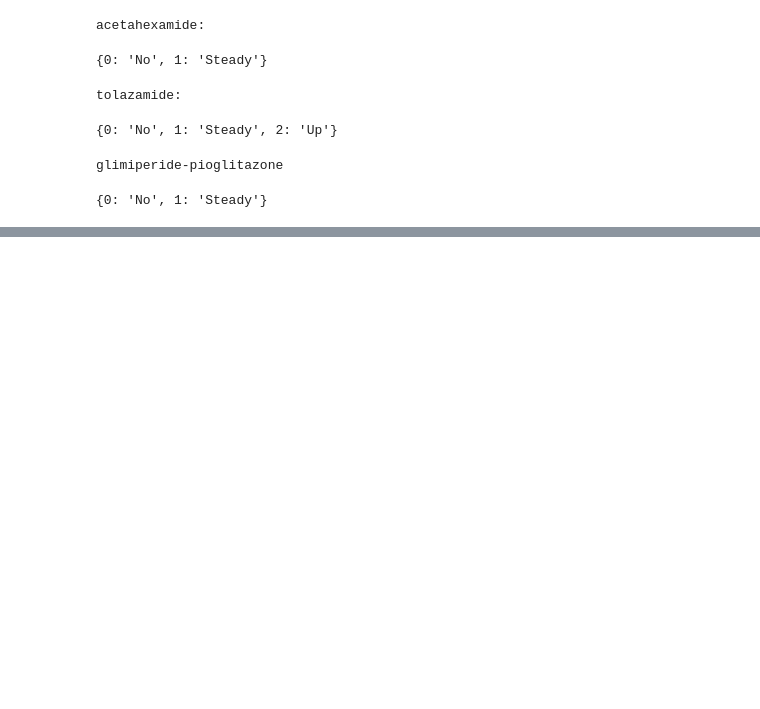
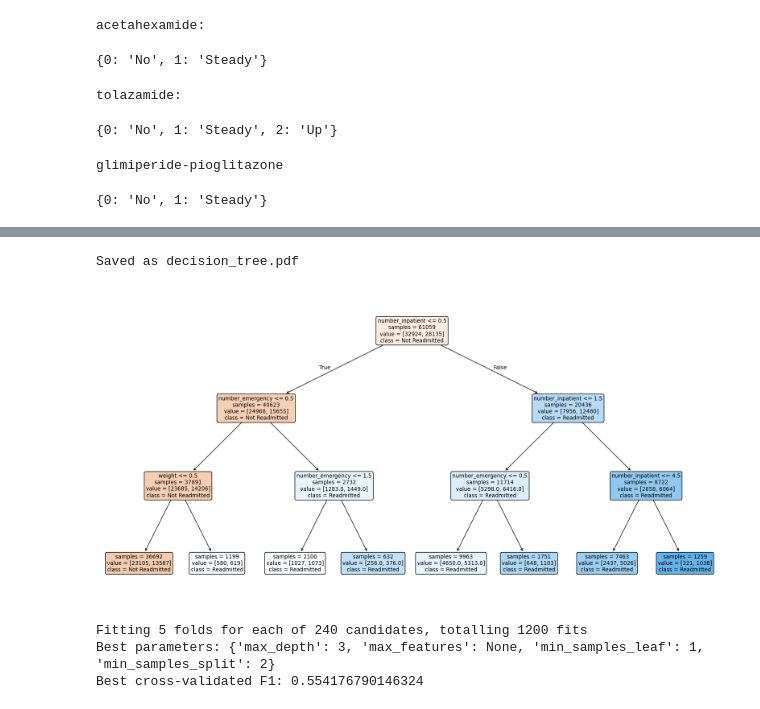
Before and after one commit to DylanSuniaga/CAP_3764_2025_Fall_Team_3, a Jupyter notebook: notebooks/main.ipynb, the cells around one changed output, grey strips where cells are left out. Cells and saved outputs as stored; diff of their text form; code cells hidden in the pictures; blank space fills up the shorter version.

```diff
--- a/notebooks/main.ipynb
+++ b/notebooks/main.ipynb
@@ -157,0 +327,64 @@ glimiperide-pioglitazone
+# %%
+from sklearn.tree import export_graphviz
+import graphviz
+
+dot_file = "decision_tree.dot"
+export_graphviz(
+    dt,
+    out_file=dot_file,
+    feature_names=feature_names,
+    class_names=["0","1"],
+    filled=True, rounded=True,
+    special_characters=True,
+    proportion=True
+)
+
+with open(dot_file) as f:
+    dot_graph = f.read()
+
+graph = graphviz.Source(dot_graph)
+graph.render("decision_tree", format="pdf", cleanup=True)
+print("Saved as decision_tree.pdf")
+# %% [output]
+Saved as decision_tree.pdf
+# %%
+from sklearn.tree import plot_tree
+import matplotlib.pyplot as plt
+
+plt.figure(figsize=(20,10))
+plot_tree(
+    dt,
+    feature_names=feature_names,
+    class_names=["Not Readmitted","Readmitted"],
+    filled=True,
+    rounded=True,
+    proportion=False,
+    impurity=False
+)
+plt.savefig("decision_tree_stakeholder.pdf", bbox_inches="tight")
+# %% [output]
+[figure, added]
+# %%
+from sklearn.model_selection import GridSearchCV
+from sklearn.tree import DecisionTreeClassifier
+
+dt = DecisionTreeClassifier(random_state=42, class_weight="balanced")
+
+param_grid = {
+    "max_depth": [3, 5, 7, 10, None],
+    "min_samples_split": [2, 10, 20, 50],
+    "min_samples_leaf": [1, 5, 10, 20],
+    "max_features": [None, "sqrt", "log2"]
+}
+
+grid = GridSearchCV(dt, param_grid, cv=5, scoring="f1", n_jobs=-1, verbose=1)
+grid.fit(X_train, y_train)
+
+print("Best parameters:", grid.best_params_)
+print("Best cross-validated F1:", grid.best_score_)
+
+best_dt = grid.best_estimator_
+# %% [output]
+Fitting 5 folds for each of 240 candidates, totalling 1200 fits
+Best parameters: {'max_depth': 3, 'max_features': None, 'min_samples_leaf': 1, 'min_samples_split': 2}
+Best cross-validated F1: 0.554176790146324
```
Also changed, not shown: parts of 15 cells of this notebook, 4 other files.
